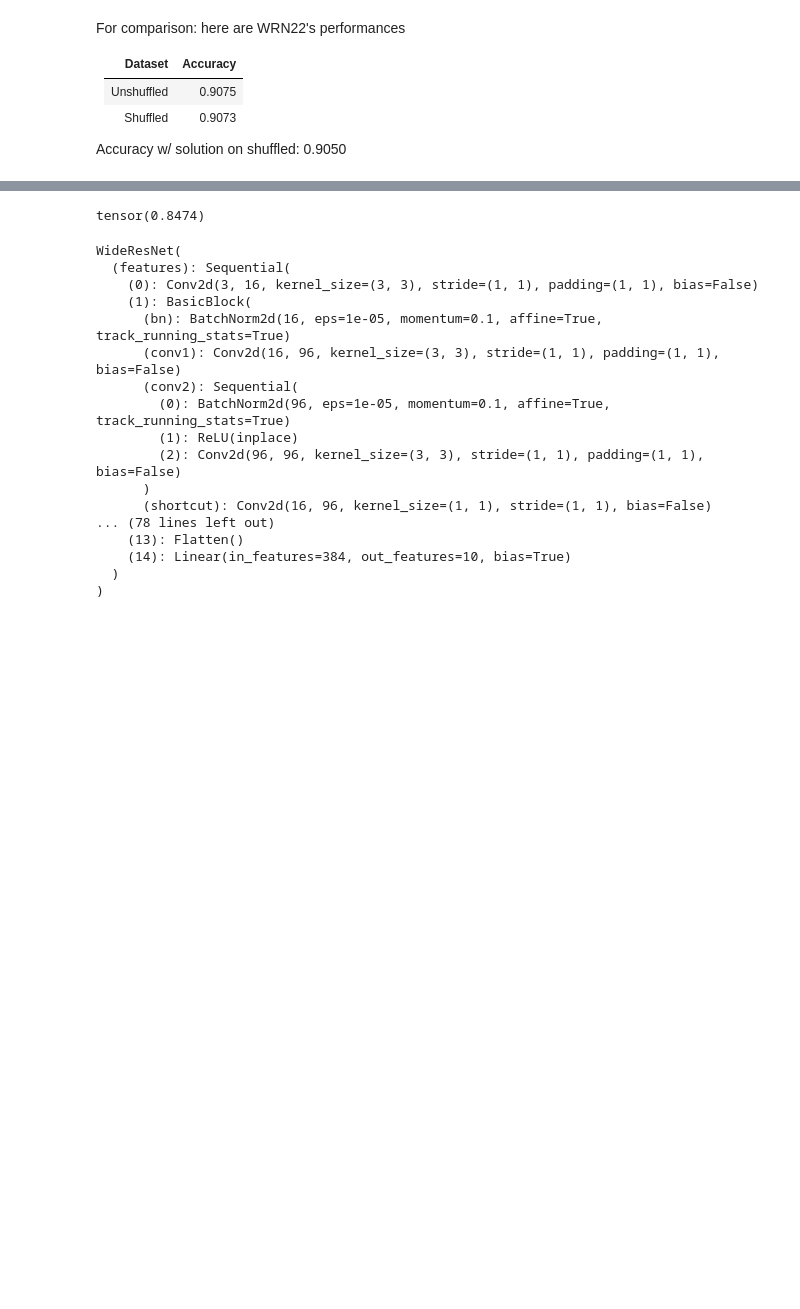
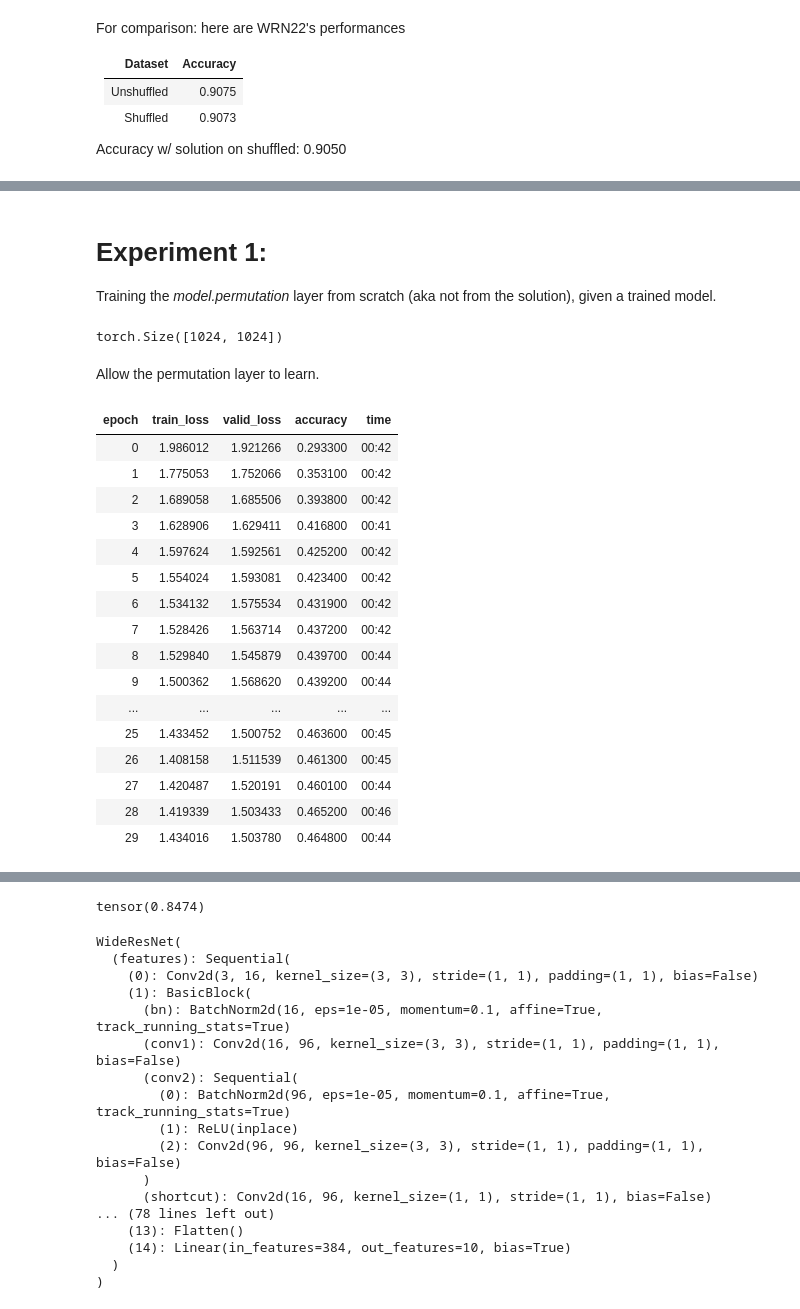
Before and after one commit to ngundotra/topology-research, a Jupyter notebook: UnshufflingCIFAR10.ipynb, the cells around one changed output, grey strips where cells are left out. Drawn from its saved outputs; the diff is of its cells as text; code cells hidden in the pictures; blank space fills up the shorter version.

Commit message:
showed linear experiment failed to learn

```diff
--- a/UnshufflingCIFAR10.ipynb
+++ b/UnshufflingCIFAR10.ipynb
@@ -173,0 +204,41 @@ Clipping input data to the valid range for imshow with RGB data ([0..1] for floa
+# %% [markdown]
+# Experiment 1:
+
+Training the _model.permutation_ layer from scratch (aka not from the solution), given a trained model.
+# %%
+cifarShuffle.createUnPermuteData().shape
+# %% [output]
+torch.Size([1024, 1024])
+# %%
+random_weight_init = cifarShuffle.createUnPermuteData()
+random_weight_init = torch.nn.init.kaiming_uniform_(random_weight_init, np.sqrt(5))
+# %%
+experiment_arch = StackedUnshuffler(32*32, learnedModel, 'solution', data=random_weight_init)
+experiment_learner = Learner(data, experiment_arch, metrics=[accuracy])
+# Create layer groups that we can use to freeze the model
+experiment_learner.split(lambda m:(m.learnedModel,))
+experiment_learner.freeze_to(2)
+# %% [markdown]
+Allow the permutation layer to learn.
+# %%
+experiment_learner.layer_groups[0].requires_grad = True
+# %%
+experiment_learner.fit(30)
+# %% [output]
+| epoch | train_loss | valid_loss | accuracy | time |
+| 0 | 1.986012 | 1.921266 | 0.293300 | 00:42 |
+| 1 | 1.775053 | 1.752066 | 0.353100 | 00:42 |
+| 2 | 1.689058 | 1.685506 | 0.393800 | 00:42 |
+| 3 | 1.628906 | 1.629411 | 0.416800 | 00:41 |
+| 4 | 1.597624 | 1.592561 | 0.425200 | 00:42 |
+| 5 | 1.554024 | 1.593081 | 0.423400 | 00:42 |
+| 6 | 1.534132 | 1.575534 | 0.431900 | 00:42 |
+| 7 | 1.528426 | 1.563714 | 0.437200 | 00:42 |
+| 8 | 1.529840 | 1.545879 | 0.439700 | 00:44 |
+| 9 | 1.500362 | 1.568620 | 0.439200 | 00:44 |
+| ... | ... | ... | ... | ... |
+| 25 | 1.433452 | 1.500752 | 0.463600 | 00:45 |
+| 26 | 1.408158 | 1.511539 | 0.461300 | 00:45 |
+| 27 | 1.420487 | 1.520191 | 0.460100 | 00:44 |
+| 28 | 1.419339 | 1.503433 | 0.465200 | 00:46 |
+| 29 | 1.434016 | 1.503780 | 0.464800 | 00:44 |
```
Also changed, not shown: parts of 13 cells of this notebook.
